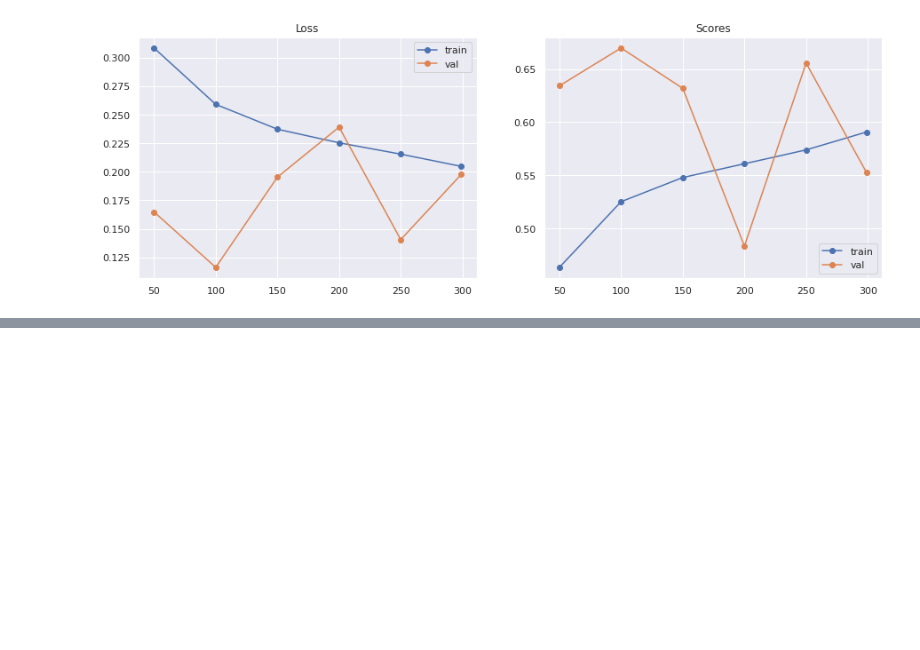
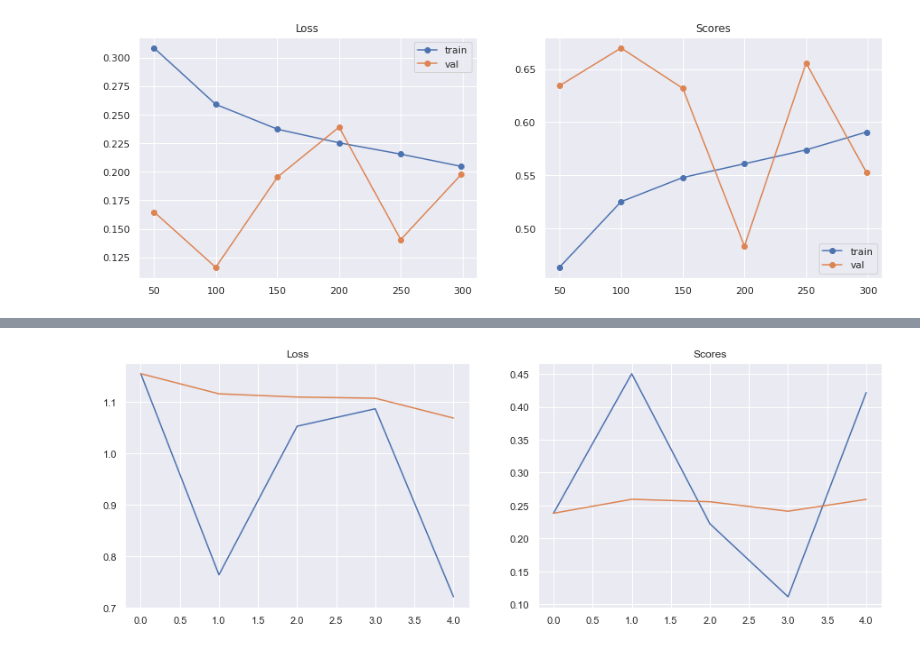
Before and after one commit to MIchaelKa/detect-flood-water, a Jupyter notebook: detect-flood-water-train.ipynb, the cells around one changed output, grey strips where cells are left out. Cells and saved outputs as stored; diff of their text form; code cells hidden in the pictures; blank space fills up the shorter version.

```diff
--- a/detect-flood-water-train.ipynb
+++ b/detect-flood-water-train.ipynb
@@ -357,0 +390,11 @@ show_loss(train_info)
+# %%
+debug_params = dict(
+    reduce_train=True,
+    train_number=20,
+    valid_number=4,
+
+    batch_size_train=2,
+    batch_size_valid=2,
+    max_iter=5,
+    valid_iters=[1, 3, 4],
+)
@@ -357,0 +426,12 @@ show_loss(train_info)
+# %%
+params = dict(
+    path_to_data=PATH_TO_DATA,
+
+    optimizer_name='Adam',
+    learning_rate=3e-4,
+    weight_decay=0,
+
+    verbose=True
+)
+
+params.update(debug_params) # full_params, debug_params, small_dataset_params
@@ -357,0 +453,7 @@ show_loss(train_info)
+# %%
+seed = 2021
+seed_everything(seed)
+
+model = get_model().to(device)
+
+train_info = run(model, device, **params)
@@ -357,0 +477,6 @@ show_loss(train_info)
+# %%
+loss_meter = train_info['train_loss_meter']
+score_meter = train_info['train_score_meter']
+show_train_metrics(loss_meter, score_meter)
+# %% [output]
+[figure, added]
```
Also changed, not shown: parts of 26 cells of this notebook, 4 other files.
